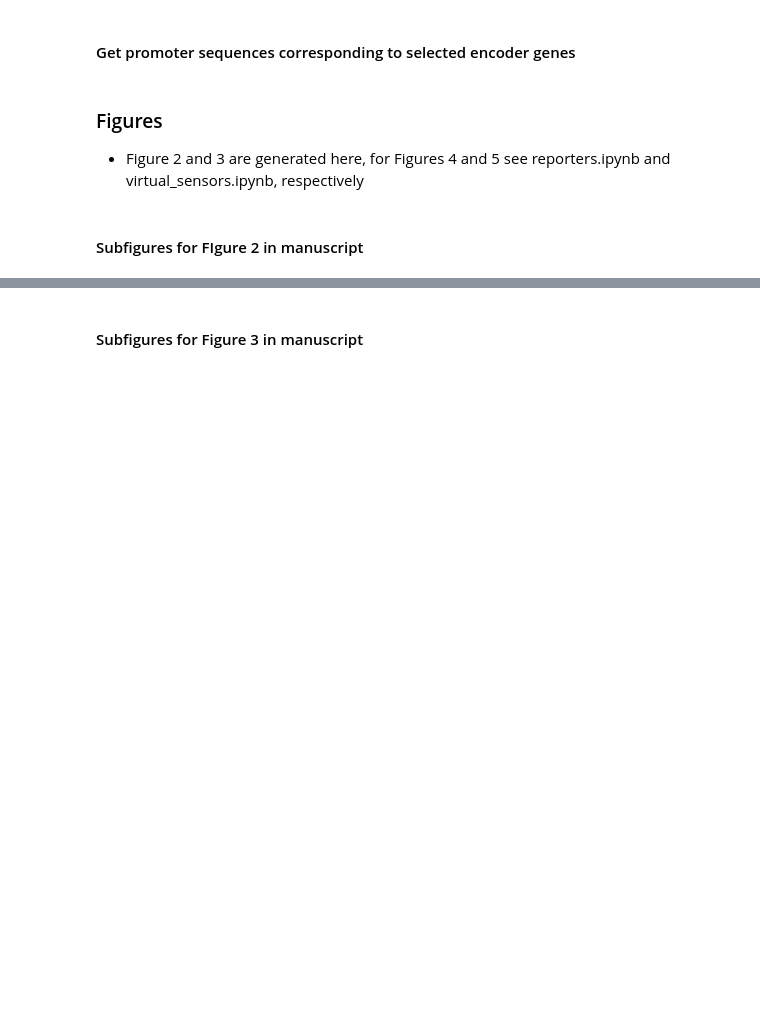
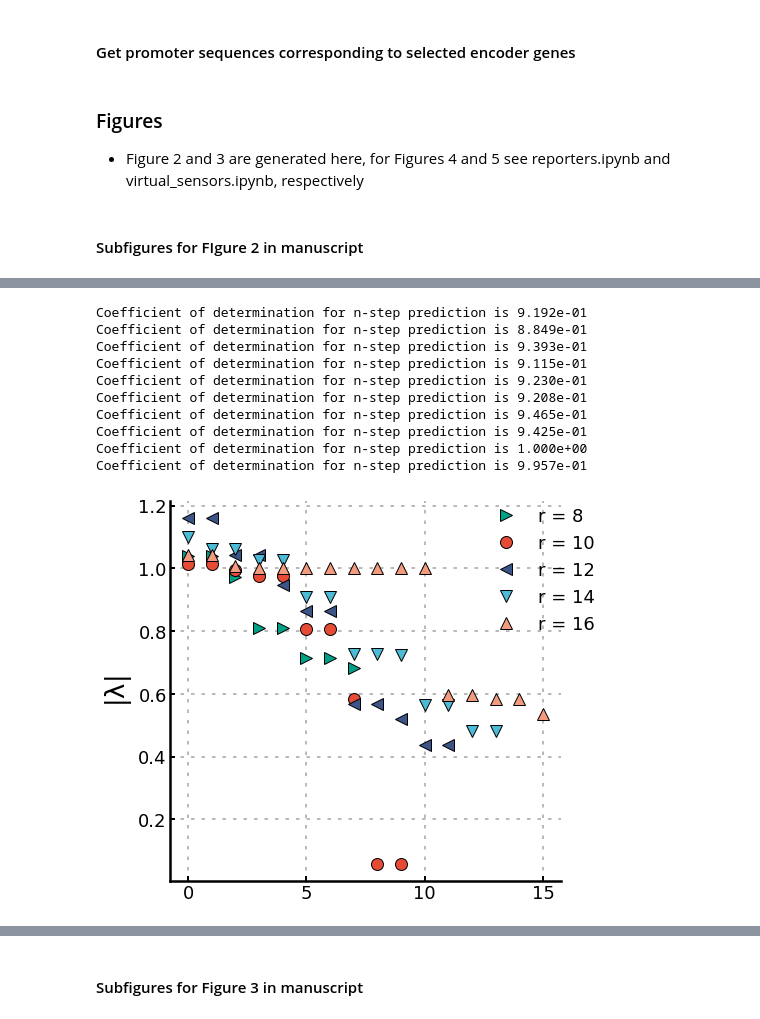
Before and after one commit to AqibHasnain/transcriptome-dynamics-dmd-observability, a Jupyter notebook: main.ipynb, the cells around one changed output, grey strips where cells are left out. Drawn from its saved outputs; the diff is of its cells as text; code cells hidden in the pictures; blank space fills up the shorter version.

```diff
--- a/main.ipynb
+++ b/main.ipynb
@@ -308,32 +328,44 @@ plt.show()
 # make a plot that shows magnitude of eigvals for varying r
 # didn't make it into manuscript
 
 savefig = False
 
 plt.rcParams['axes.spines.top'] = False
 plt.rcParams['axes.spines.right'] = False
 
 r_list = [8,10,12,14,16]
 evals_list = []
 for rr in r_list:
-    _,_,_,evals,_,_,_,_ = \
+    _,_,_,_,_,evals,_,_,_,_ = \
                             dmd(data_fc_norm,rank_reduce=True,r=rr,trim=True,trimThresh=2e-3)
     evals_list.append(evals)
 
 fig,ax = plt.subplots(1,1,figsize=(7,7))
 my_ms = ['>','o','<','v','^']
 for ii,evals in enumerate(evals_list):
     ax.plot(np.sort(np.abs(evals))[::-1],my_ms[ii],mec='k',c=npg_colors[ii],mew=1,ms=12
             ,label='r = '+str(r_list[ii]))
 for side in ax.spines.keys():
     ax.spines[side].set_linewidth(2.5)
 ax.set_ylabel(r'$|\mathregular{\lambda}|$',fontsize=26)
 ax.set_xticks(range(0,20,5))
 ax.xaxis.set_tick_params(which='both', size=5, width=2, direction='in')
 ax.yaxis.set_tick_params(which='both', size=5, width=2, direction='in')
 ax.grid(linestyle=':',linewidth=1.75,dashes=(2,4))
 fig.legend(frameon=False,bbox_to_anchor=(1,0.9))
 if savefig:
     plt.savefig(figDir + 'fig2/magEvals_vary_numModes.pdf',bbox_inches='tight',transparent=True,dpi=300)
 plt.show()
+# %% [output]
+Coefficient of determination for n-step prediction is 9.192e-01
+Coefficient of determination for n-step prediction is 8.849e-01
+Coefficient of determination for n-step prediction is 9.393e-01
+Coefficient of determination for n-step prediction is 9.115e-01
+Coefficient of determination for n-step prediction is 9.230e-01
+Coefficient of determination for n-step prediction is 9.208e-01
+Coefficient of determination for n-step prediction is 9.465e-01
+Coefficient of determination for n-step prediction is 9.425e-01
+Coefficient of determination for n-step prediction is 1.000e+00
+Coefficient of determination for n-step prediction is 9.957e-01
+[figure, added]
 # %%
```
Also changed, not shown: parts of 20 cells of this notebook, 10 other files.
